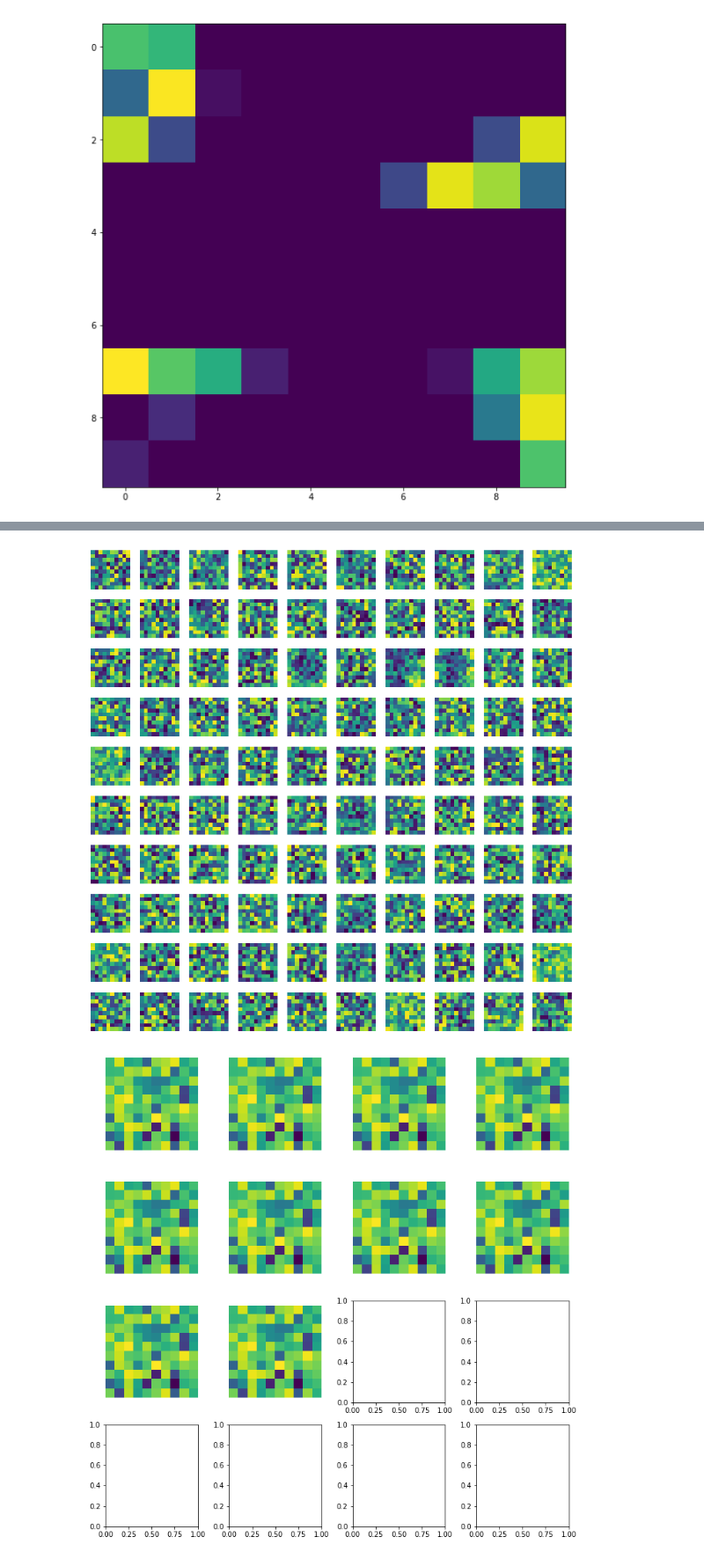
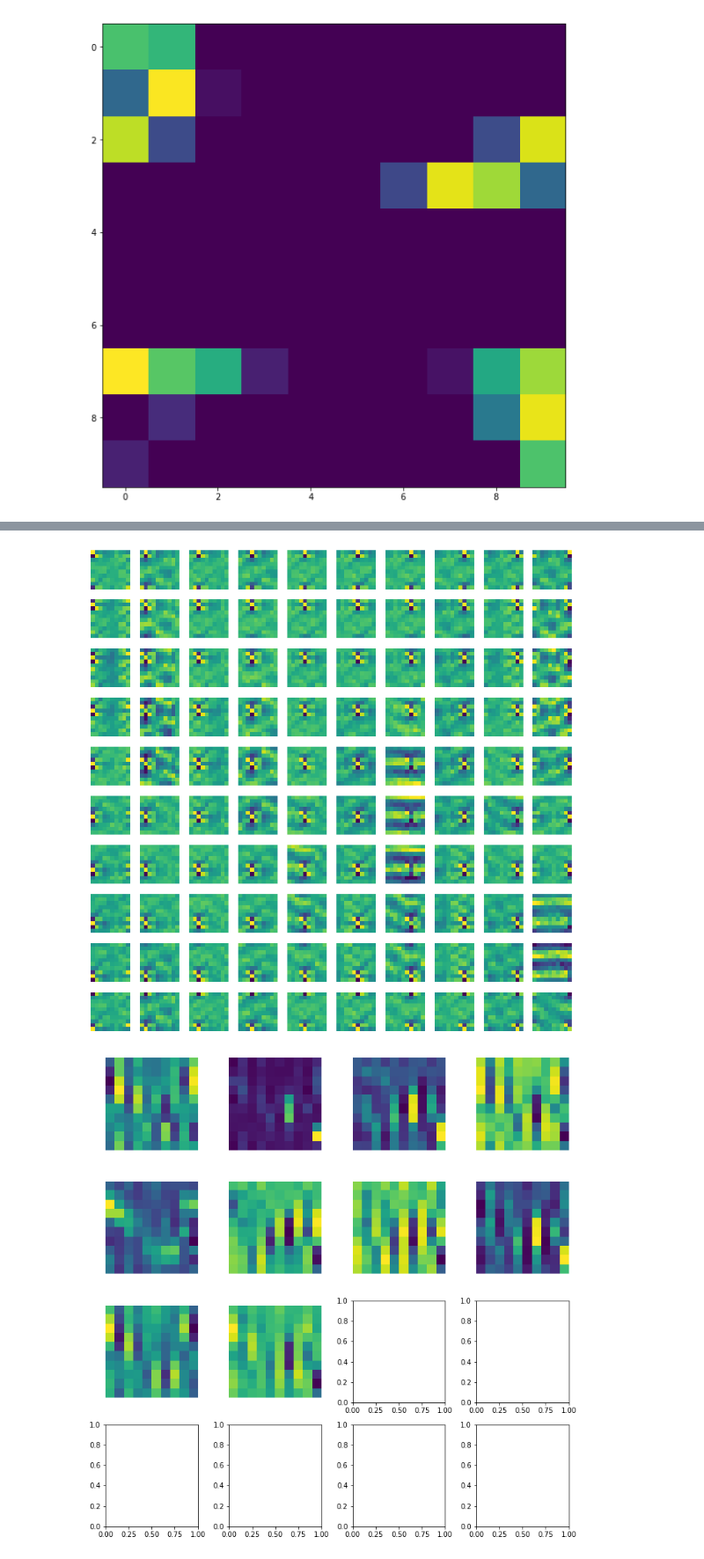
Before and after one commit to tribbloid/convnet-abstraction, a Jupyter notebook: slide/B-experiment.ipynb, the cells around one changed output, grey strips where cells are left out. Shown: that part at 88% size. Drawn from its saved outputs; the diff is of its cells as text; code cells hidden in the pictures.

Commit message:
B: modified architecture according to a NIPS 2017 paper, now demonstrating the right pattern C: minor reformatting

```diff
--- a/slide/B-experiment.ipynb
+++ b/slide/B-experiment.ipynb
@@ -90,10 +88,10 @@ lossFn = glu.loss.SoftmaxCrossEntropyLoss()
 # %%
 
 @dataclass
-class HWY(glu.HybridBlock):
+class Skip(glu.HybridBlock):
 
     def __init__(self, layers: Tuple):
-        super(HWY, self).__init__()
+        super(Skip, self).__init__()
         self.delegate = glu.nn.HybridSequential()
         self.delegate.add(*layers)
 
@@ -108,23 +106,27 @@ class HWY(glu.HybridBlock):
         return hash(self.delegate)
 # %%
 # Build a feed-forward network
+# this goofy-looking skip architecture is from:
+# [1] Y. Li and Y. Yuan, “Convergence Analysis of Two-layer Neural Networks with ReLU Activation,” no. Nips, pp. 1–11, 2017.
+# designed to break symmetry
+
 def newModel() -> glu.nn.HybridSequential:
     model = glu.nn.HybridSequential()
     # with model.name_scope():
     model.add(
-        # HWY((
+        Skip((
+            glu.nn.Dense(100),
+        )),
+        glu.nn.Activation('relu'),
+        # Skip((
         #     glu.nn.Dense(100),
-        #     glu.nn.Activation('relu')
         # )),
-        HWY((
-            glu.nn.Dense(100),
-            glu.nn.Activation('relu')
-        )),
+        # glu.nn.Activation('relu'),
         glu.nn.Dense(10)
     )
 
-    init = initializer.Uniform()
-    # init = initializer.One()
+    # init = initializer.Uniform()
+    init = initializer.Zero()
     model.initialize(ctx=CTX, init=init)
     return model
 # %%
@@ -156,7 +158,7 @@ def train(
     except Exception as ee:
         print(f">> model being learned from scratch: {filePath}")
 
-        optimizer = glu.Trainer(model.collect_params(), 'adam', {'learning_rate': 0.01})
+        optimizer = glu.Trainer(model.collect_params(), 'sgd', {'learning_rate': 0.01})
 
         # cc = 0
         for epoch in range(maxEpochs):
@@ -257,10 +259,10 @@ Training loss: 2.7233427705676125
 fc1 = augModel[0].getLayers()[0]
 utils.helper.viewFCWeights(fc1)
 # %% [output]
-[figure, old version]
+[figure, new version]
 # %%
 
-fc3 = augModel[1]
+fc3 = augModel[len(augModel) - 1]
 utils.helper.viewFCWeights(fc3)
 # %% [output]
-[figure, old version]
+[figure, new version]
```
Also changed, not shown: parts of 7 cells of this notebook, 3 other files.
